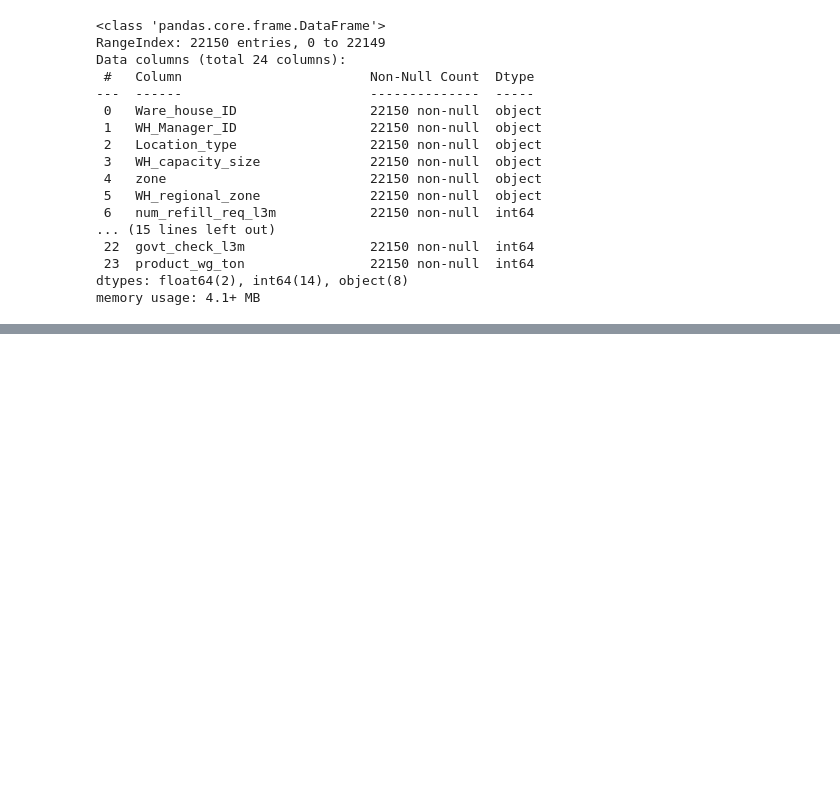
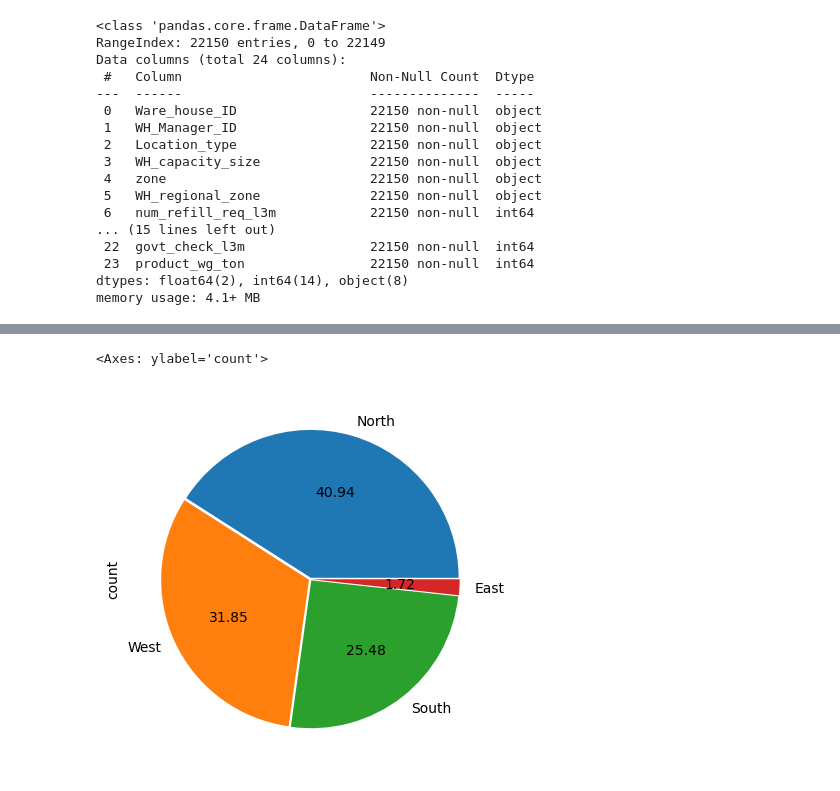
Before and after one commit to varunr1909/SUPPLYCHAIN, a Jupyter notebook: model.ipynb, the cells around one changed output, grey strips where cells are left out. Cells and saved outputs as stored; diff of their text form; code cells hidden in the pictures; blank space fills up the shorter version.

```diff
--- a/model.ipynb
+++ b/model.ipynb
@@ -50,0 +68,3 @@ memory usage: 4.1+ MB
+# %%
+#IMPUTE ONLY INTEGER VALUE WHEN VALUE IS NULL WHICH IS MEAN , MEDIAN OR IQR
+df['workers_num'].fillna(28,inplace = True )
@@ -50,0 +91,2 @@ memory usage: 4.1+ MB
+# %%
+df['wh_est_year'].fillna('2000',inplace=True)
@@ -50,0 +98,2 @@ memory usage: 4.1+ MB
+# %%
+df['approved_wh_govt_certificate'].fillna('C',inplace= True)
@@ -50,0 +121,2 @@ memory usage: 4.1+ MB
+# %%
+df.drop(columns=['Ware_house_ID','WH_Manager_ID'],inplace= True)
@@ -50,0 +150,5 @@ memory usage: 4.1+ MB
+# %%
+df['zone'].value_counts().plot(kind = 'pie',autopct = '%1.2f',explode = [0.01,0.01,0.01,0.01])
+# %% [output]
+<Axes: ylabel='count'>
+[figure, added]
```
Also changed, not shown: parts of 14 cells of this notebook.
